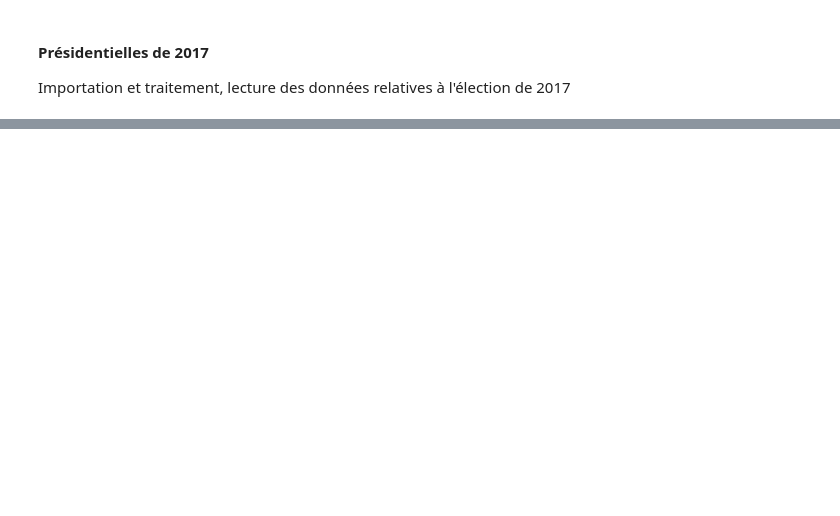
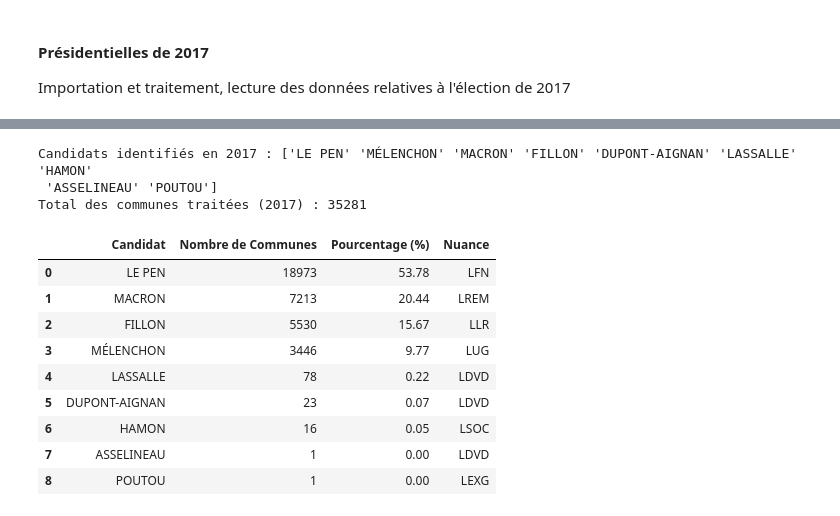
Before and after one commit to romainratajczyk/ENSAE-S1-Python-Project, a Jupyter notebook: Data formatting.ipynb, the cells around one changed output, grey strips where cells are left out. Cells and saved outputs as stored; diff of their text form; code cells hidden in the pictures; blank space fills up the shorter version.

```diff
--- a/Data formatting.ipynb
+++ b/Data formatting.ipynb
@@ -658,0 +795,33 @@ Importation et traitement, lecture des données relatives à l'élection de 2017
+# %%
+# Affichage des noms uniques pour vérification
+print("Candidats identifiés en 2017 :", df_vainqueurs_2017['Nom'].unique())
+
+# Calcul du nombre de communes gagnées par candidat
+victoires_2017 = df_vainqueurs_2017['Nom'].value_counts()
+
+# Création du tableau de bord propre
+tableau_res_2017 = pd.DataFrame({
+    'Candidat': victoires_2017.index,
+    'Nombre de Communes': victoires_2017.values,
+    'Pourcentage (%)': (victoires_2017.values / len(df_vainqueurs_2017) * 100).round(2)
+})
+
+# Ajout de la nuance via le dictionnaire Parti_politique_2017 défini plus haut
+tableau_res_2017['Nuance'] = tableau_res_2017['Candidat'].map(Parti_politique_2017)
+
+print(f"Total des communes traitées (2017) : {len(df_vainqueurs_2017)}")
+display(tableau_res_2017)
+# %% [output]
+Candidats identifiés en 2017 : ['LE PEN' 'MÉLENCHON' 'MACRON' 'FILLON' 'DUPONT-AIGNAN' 'LASSALLE' 'HAMON'
+ 'ASSELINEAU' 'POUTOU']
+Total des communes traitées (2017) : 35281
+|  | Candidat | Nombre de Communes | Pourcentage (%) | Nuance |
+| 0 | LE PEN | 18973 | 53.78 | LFN |
+| 1 | MACRON | 7213 | 20.44 | LREM |
+| 2 | FILLON | 5530 | 15.67 | LLR |
+| 3 | MÉLENCHON | 3446 | 9.77 | LUG |
+| 4 | LASSALLE | 78 | 0.22 | LDVD |
+| 5 | DUPONT-AIGNAN | 23 | 0.07 | LDVD |
+| 6 | HAMON | 16 | 0.05 | LSOC |
+| 7 | ASSELINEAU | 1 | 0.00 | LDVD |
+| 8 | POUTOU | 1 | 0.00 | LEXG |
```
Also changed, not shown: parts of 15 cells of this notebook.
